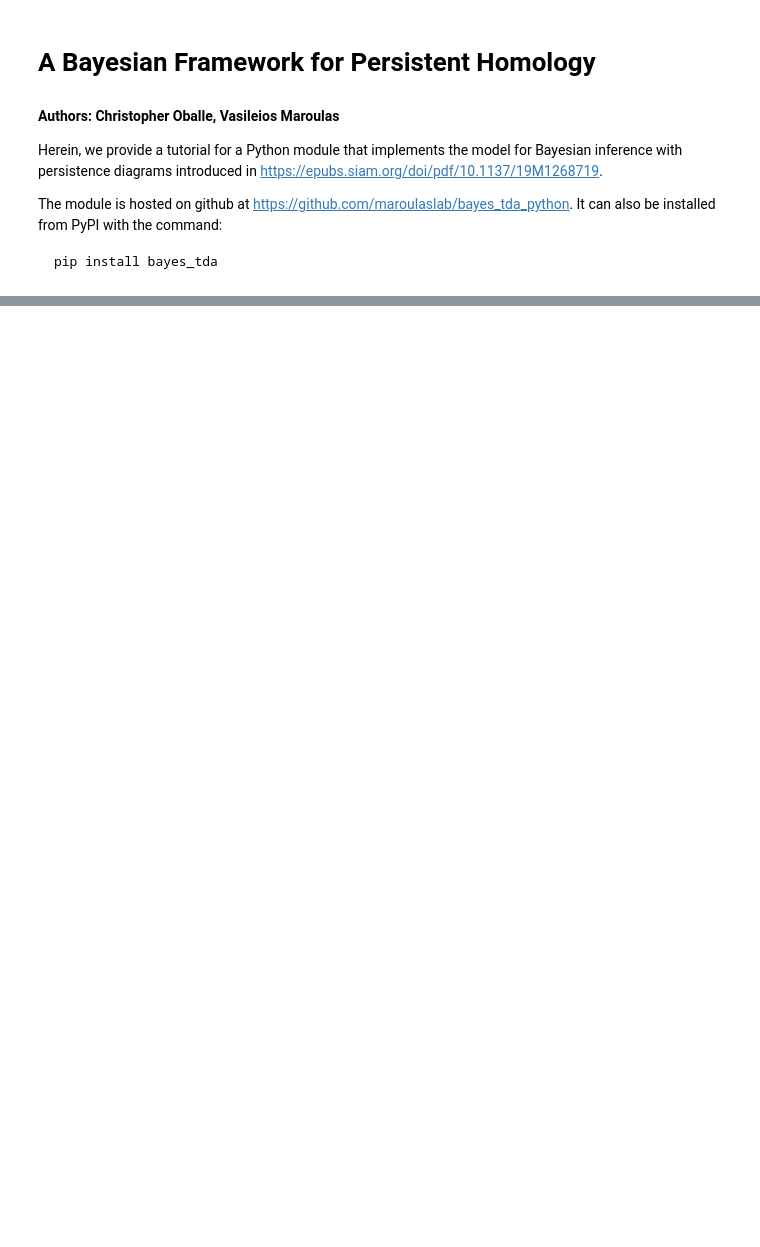
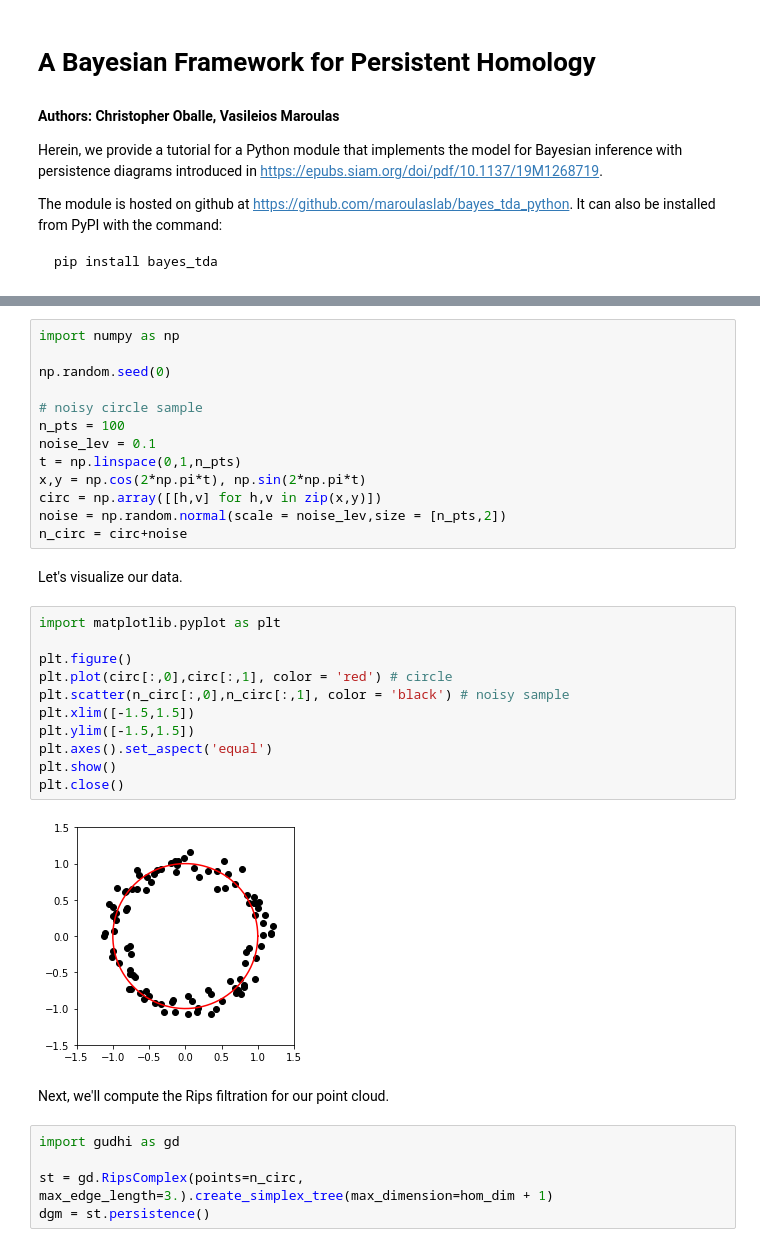
Before and after one commit to coballejr/misc, a Jupyter notebook: Tuto-GUDHI-bayes-tda.ipynb, the cells around one changed output, grey strips where cells are left out. Drawn from its saved outputs; the diff is of its cells as text; blank space fills up the shorter version.

Commit message:
GUDHI tutorial first draft.

```diff
--- a/Tuto-GUDHI-bayes-tda.ipynb
+++ b/Tuto-GUDHI-bayes-tda.ipynb
@@ -106,0 +15,35 @@ plt.close(post_plot)
+# %%
+import numpy as np
+
+np.random.seed(0)
+
+# noisy circle sample
+n_pts = 100
+noise_lev = 0.1
+t = np.linspace(0,1,n_pts)
+x,y = np.cos(2*np.pi*t), np.sin(2*np.pi*t)
+circ = np.array([[h,v] for h,v in zip(x,y)])
+noise = np.random.normal(scale = noise_lev,size = [n_pts,2])
+n_circ = circ+noise
+# %% [markdown]
+Let's visualize our data.
+# %%
+import matplotlib.pyplot as plt
+
+plt.figure()
+plt.plot(circ[:,0],circ[:,1], color = 'red') # circle
+plt.scatter(n_circ[:,0],n_circ[:,1], color = 'black') # noisy sample
+plt.xlim([-1.5,1.5])
+plt.ylim([-1.5,1.5])
+plt.axes().set_aspect('equal')
+plt.show()
+plt.close()
+# %% [output]
+[figure, added]
+# %% [markdown]
+Next, we'll compute the Rips filtration for our point cloud.
+# %%
+import gudhi as gd
+
+st = gd.RipsComplex(points=n_circ, max_edge_length=3.).create_simplex_tree(max_dimension=hom_dim + 1)
+dgm = st.persistence()
```
Also changed, not shown: parts of 37 cells of this notebook.
